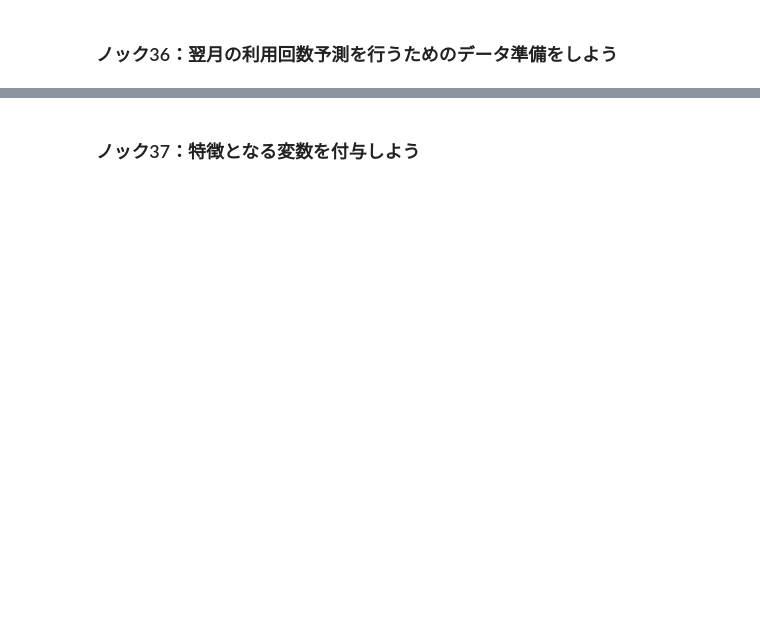
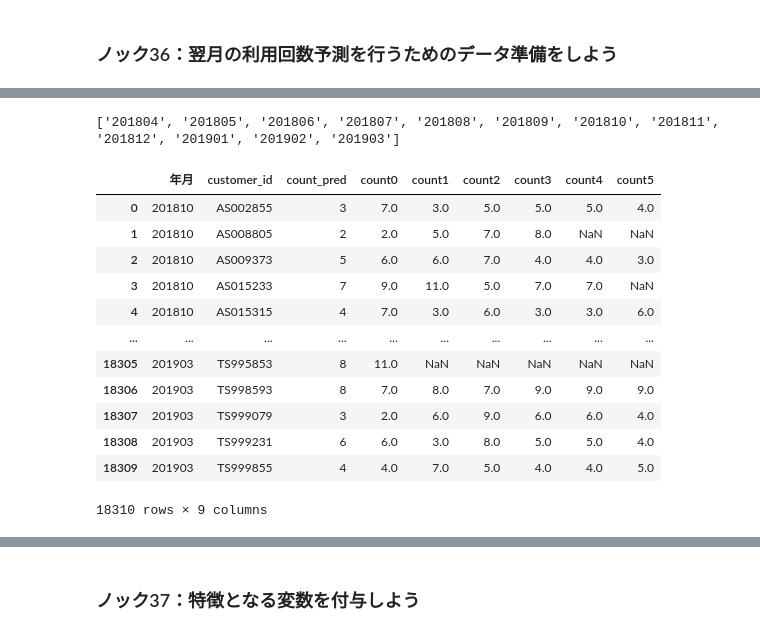
Before and after one commit to kakikawa/python_practice_1, a Jupyter notebook: 4章/4章_顧客の行動を予測する.ipynb, the cells around one changed output, grey strips where cells are left out. Saved outputs shown, nothing was run; the diff lists cells and outputs as text; code cells hidden in the pictures; blank space fills up the shorter version.

```diff
--- a/4章/4章_顧客の行動を予測する１０本ノック.ipynb
+++ b/4章/4章_顧客の行動を予測する.ipynb
@@ -243,0 +308,9 @@ print(explained_variance_df)
+# %%
+# 年月、ユーザーごとに集計する
+uselog['usedate'] = pd.to_datetime(uselog['usedate'])
+uselog['年月'] = uselog['usedate'].dt.strftime('%Y%m')
+
+uselog_months = uselog.groupby(['年月', 'customer_id'], as_index=False).count()
+uselog_months.rename(columns={'log_id':'count'}, inplace=True)
+del uselog_months['usedate']
+uselog_months.head()
@@ -243,0 +324,44 @@ print(explained_variance_df)
+# %%
+# 当月を含む過去6ヶ月分の利用回数と翌月の利用回数を付与する
+
+# 年月のデータをリスト化する
+year_months = list(uselog_months['年月'].unique())
+print(year_months)
+
+# 予測データを格納するデータフレームを作成
+predict_data = pd.DataFrame()
+
+for i in range(6, len(year_months)):
+    # 201810から201903までのデータにマッチしたデータがtmpに格納
+    tmp = uselog_months.loc[uselog_months['年月'] == year_months[i]].copy()
+    tmp.rename(columns={'count':'count_pred'}, inplace=True)
+
+    # 内部ループで201810から201903までそれぞれの過去6ヶ月分の利用回数を取得する
+    for j in range(1, 7):
+        tmp_before = uselog_months.loc[uselog_months['年月'] == year_months[i-j]].copy()
+        del tmp_before['年月']
+
+        # f-stringで遡った月分の数値をカラム名に入れ、名称変更
+        tmp_before.rename(columns={'count': f'count{j-1}'}, inplace=True)
+
+        # 集計した過去の利用回数を結合する
+        tmp = pd.merge(tmp, tmp_before, on = 'customer_id', how = 'left')
+
+    # 空のdfに追加する。concatが柔軟で一般的
+    predict_data = pd.concat([predict_data, tmp], ignore_index=True)
+predict_data
+# %% [output]
+['201804', '201805', '201806', '201807', '201808', '201809', '201810', '201811', '201812', '201901', '201902', '201903']
+|  | 年月 | customer_id | count_pred | count0 | count1 | count2 | count3 | count4 | count5 |
+| 0 | 201810 | AS002855 | 3 | 7.0 | 3.0 | 5.0 | 5.0 | 5.0 | 4.0 |
+| 1 | 201810 | AS008805 | 2 | 2.0 | 5.0 | 7.0 | 8.0 | NaN | NaN |
+| 2 | 201810 | AS009373 | 5 | 6.0 | 6.0 | 7.0 | 4.0 | 4.0 | 3.0 |
+| 3 | 201810 | AS015233 | 7 | 9.0 | 11.0 | 5.0 | 7.0 | 7.0 | NaN |
+| 4 | 201810 | AS015315 | 4 | 7.0 | 3.0 | 6.0 | 3.0 | 3.0 | 6.0 |
+| ... | ... | ... | ... | ... | ... | ... | ... | ... | ... |
+| 18305 | 201903 | TS995853 | 8 | 11.0 | NaN | NaN | NaN | NaN | NaN |
+| 18306 | 201903 | TS998593 | 8 | 7.0 | 8.0 | 7.0 | 9.0 | 9.0 | 9.0 |
+| 18307 | 201903 | TS999079 | 3 | 2.0 | 6.0 | 9.0 | 6.0 | 6.0 | 4.0 |
+| 18308 | 201903 | TS999231 | 6 | 6.0 | 3.0 | 8.0 | 5.0 | 5.0 | 4.0 |
+| 18309 | 201903 | TS999855 | 4 | 4.0 | 7.0 | 5.0 | 4.0 | 4.0 | 5.0 |
+18310 rows × 9 columns
```
Also changed, not shown: parts of 16 cells of this notebook, 1 other file.
